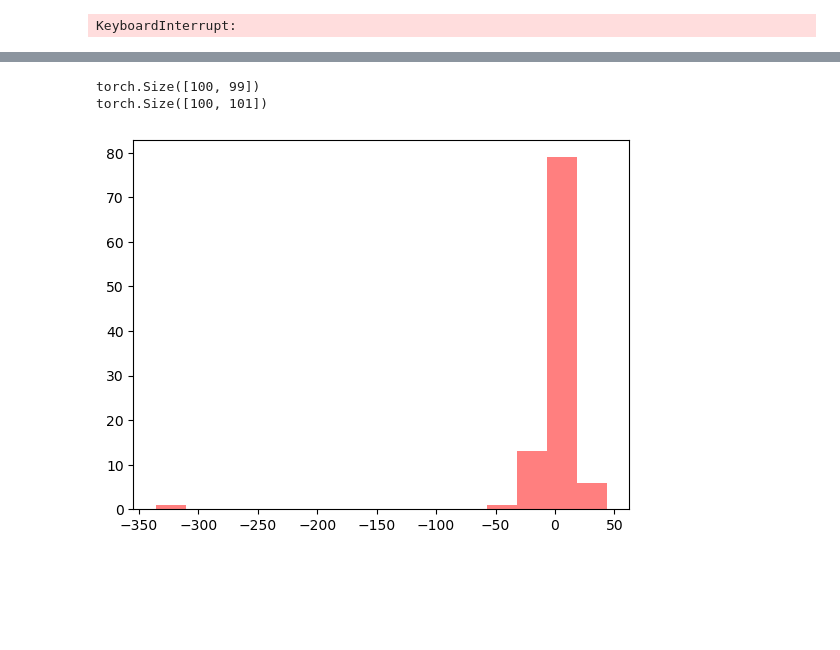
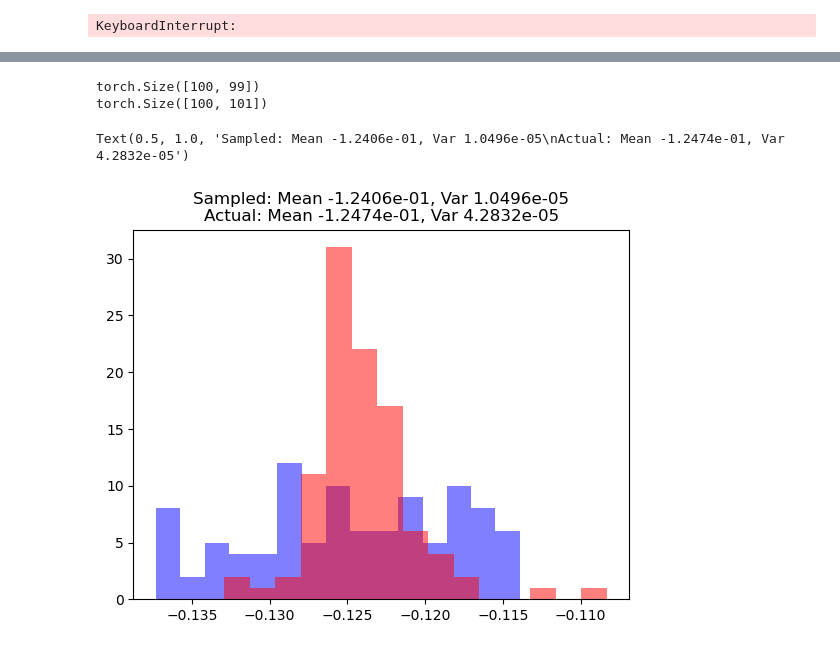
Before and after one commit to gnorman7/autoencoded_pdes, a Jupyter notebook: doubly_latent.ipynb, the cells around one changed output, grey strips where cells are left out. Saved outputs shown, nothing was run; the diff lists cells and outputs as text; code cells hidden in the pictures; blank space fills up the shorter version.

```diff
--- a/doubly_latent.ipynb
+++ b/doubly_latent.ipynb
@@ -184,15 +184,26 @@ torch.Size([100, 101])
 # %%
 print(u_samples.shape)
 print(u_batch.shape)
 
 cmp_ind_batch = u_batch.shape[1]//2
 cmp_ind_samples = cmp_ind_batch + 1
+
+# compute actual mean and variance
+u_cmp_batch = u_batch[:, cmp_ind_batch]
+u_cmp_samples = u_samples[:, cmp_ind_samples]
+mean_batch = u_cmp_batch.mean().item()
+mean_samples = u_cmp_samples.mean().item()
+var_batch = u_cmp_batch.var().item()
+var_samples = u_cmp_samples.var().item()
+
 # compare histogram at index
 plt.figure()
-plt.hist(u_batch[:, cmp_ind_batch], bins=15, alpha=0.5, color='blue')
+plt.hist(u_cmp_batch, bins=15, alpha=0.5, color='blue')
 with torch.no_grad():
-    plt.hist(u_samples[:, cmp_ind_samples], bins=15, alpha=0.5, color='red')
+    plt.hist(u_cmp_samples, bins=15, alpha=0.5, color='red')
+plt.title(f'Sampled: Mean {mean_samples:.4e}, Var {var_samples:.4e}\nActual: Mean {mean_batch:.4e}, Var {var_batch:.4e}')
 # %% [output]
 torch.Size([100, 99])
 torch.Size([100, 101])
+Text(0.5, 1.0, 'Sampled: Mean -1.2406e-01, Var 1.0496e-05\nActual: Mean -1.2474e-01, Var 4.2832e-05')
-[figure, old version]
+[figure, new version]
```
Also changed, not shown: parts of 2 cells of this notebook, 10 other files.
